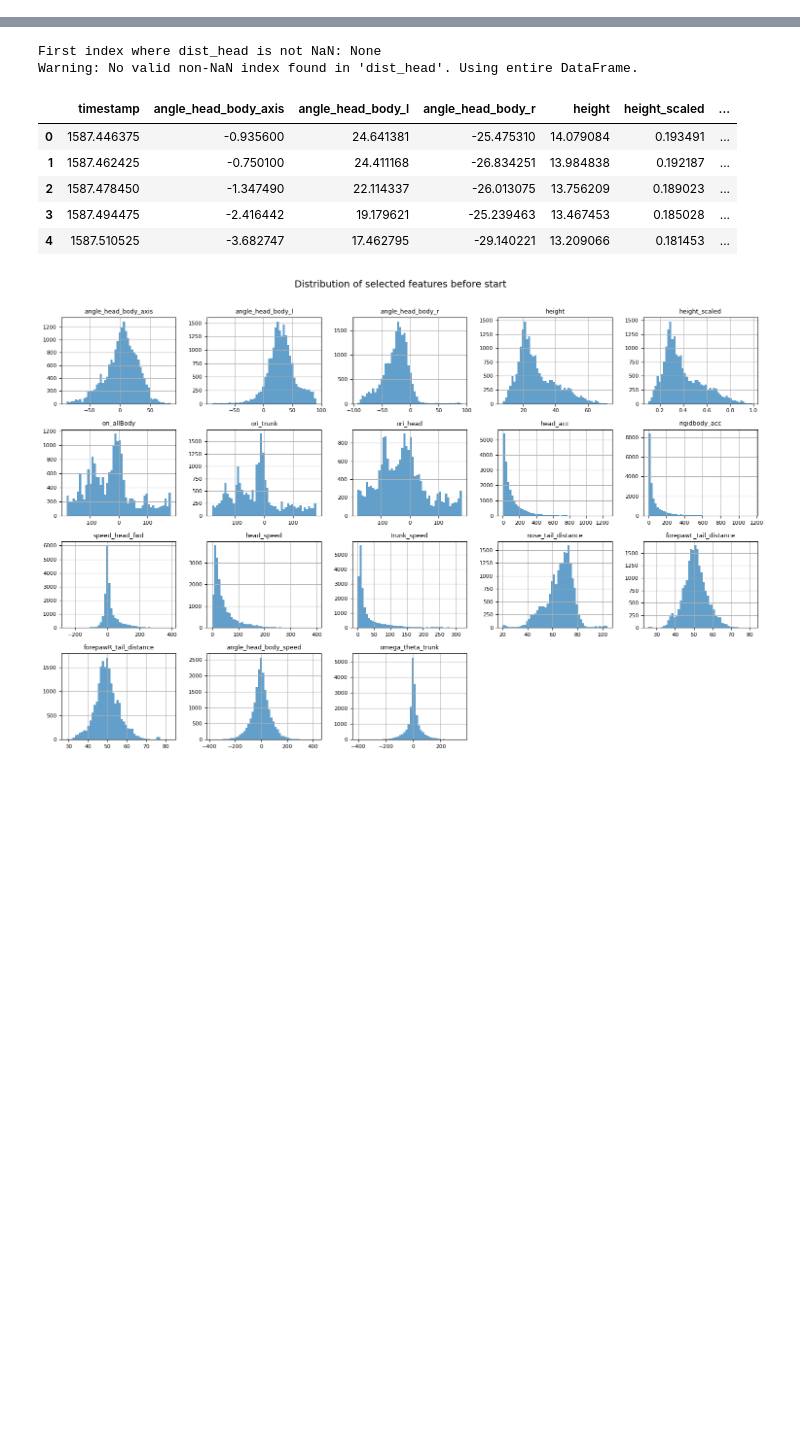
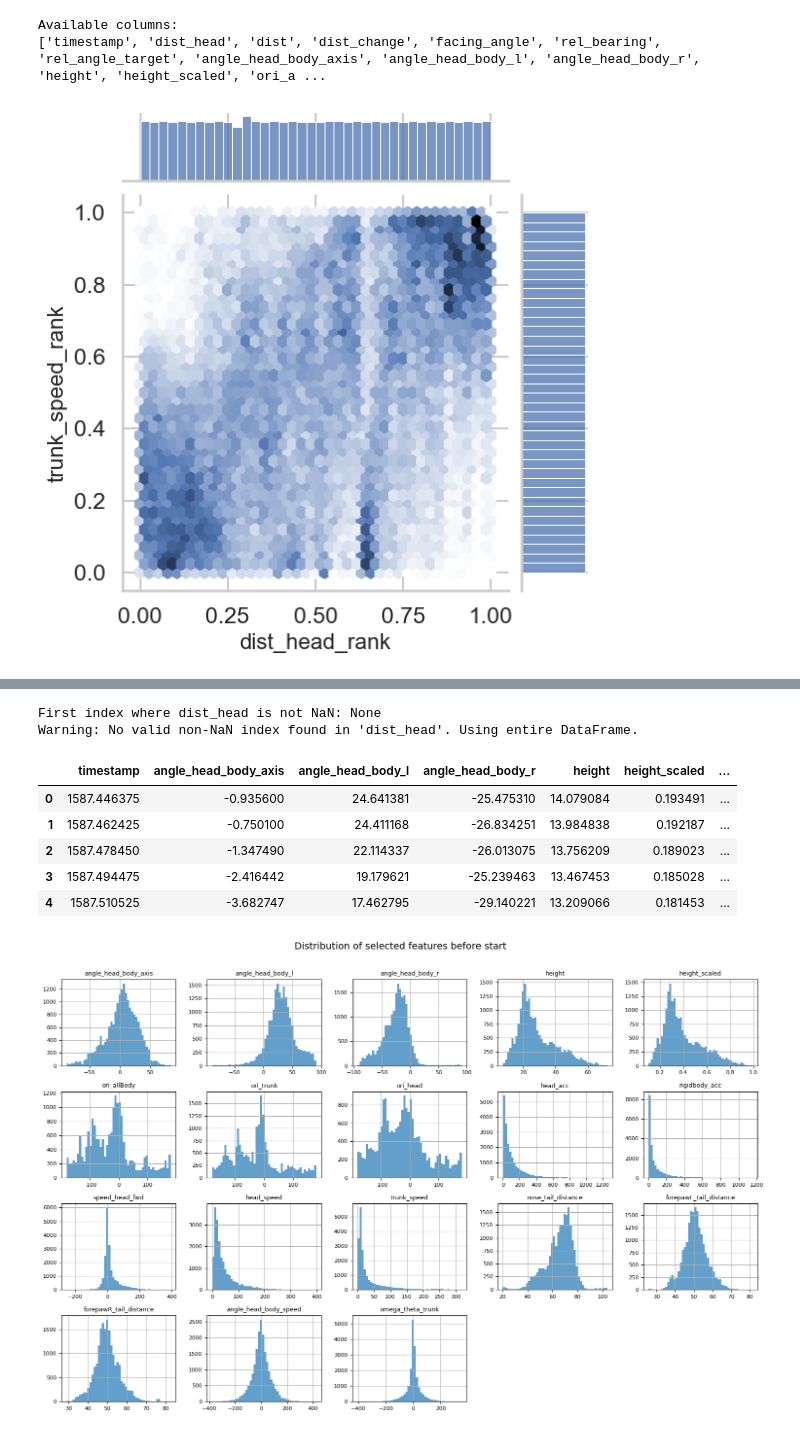
Before and after one commit to Thomasbush9/rearing_tracking, a Jupyter notebook: notebooks/data_analysis.ipynb, the cells around one changed output, grey strips where cells are left out. Drawn from its saved outputs; the diff is of its cells as text; code cells hidden in the pictures; blank space fills up the shorter version.

```diff
--- a/notebooks/data_analysis.ipynb
+++ b/notebooks/data_analysis.ipynb
@@ -151,0 +188,8 @@ data = load_data_path(session_test_path, start_times_path="/Users/thomasbush/Dow
+# %%
+# find idx by first non nan in dist_head
+m = 3
+s = 6
+session_test_path = f"/Users/thomasbush/Downloads/shared WithTWB/m00{m}_s00{s}_cricket.xlsx"
+data = pd.read_excel(session_test_path)
+idx = data["dist_head"].first_valid_index()
+data_after_start = data.iloc[idx:]
@@ -151,0 +213,54 @@ data = load_data_path(session_test_path, start_times_path="/Users/thomasbush/Dow
+# %%
+# Visualize the empirical copula using the normalized (ranked) data
+
+
+def plot_empirical_copula(df, col1, col2, save_path=None):
+    """
+    Computes the empirical copula (ranks) for the two given columns,
+    and plots the hex jointplot using seaborn.
+
+    Args:
+        df (pd.DataFrame): The input DataFrame.
+        col1 (str): Name of the first column.
+        col2 (str): Name of the second column.
+    """
+    print("Available columns:")
+    print(list(df.columns))
+
+    if col1 not in df.columns or col2 not in df.columns:
+        print("Invalid column names. Please check and try again.")
+        return
+
+    vec1 = df[col1].interpolate(method="linear")
+    vec2 = df[col2].interpolate(method="linear")
+    vec1_rank = rankdata(vec1, method="average") / (len(vec1) + 1.0)
+    vec2_rank = rankdata(vec2, method="average") / (len(vec2) + 1.0)
+
+    copula_df = pd.DataFrame({f'{col1}_rank': vec1_rank, f'{col2}_rank': vec2_rank})
+
+    h = sns.jointplot(data=copula_df, x=f'{col1}_rank', y=f'{col2}_rank', kind='hex')
+    h.set_axis_labels(f'{col1}_rank', f'{col2}_rank', fontsize=16)
+    import os
+    import os.path
+
+    if save_path:
+        # Expand ~ to user home directory
+        save_path_expanded = os.path.expanduser(save_path)
+        save_dir = os.path.dirname(save_path_expanded)
+        # Create the directory if it doesn't exist
+        if save_dir and not os.path.exists(save_dir):
+            os.makedirs(save_dir, exist_ok=True)
+        plt.savefig(save_path_expanded, bbox_inches='tight')
+    plt.show()
+
+# Example usage:
+plot_empirical_copula(
+    data_after_start,
+    "dist_head",
+    "trunk_speed",
+    "~/Downloads/dist_head_vs_trunk_speed.svg"
+)
+# %% [output]
+Available columns:
+['timestamp', 'dist_head', 'dist', 'dist_change', 'facing_angle', 'rel_bearing', 'rel_angle_target', 'angle_head_body_axis', 'angle_head_body_l', 'angle_head_body_r', 'height', 'height_scaled', 'ori_a ...
+[figure, added]
```
Also changed, not shown: parts of 8 cells of this notebook, 8 other files.
